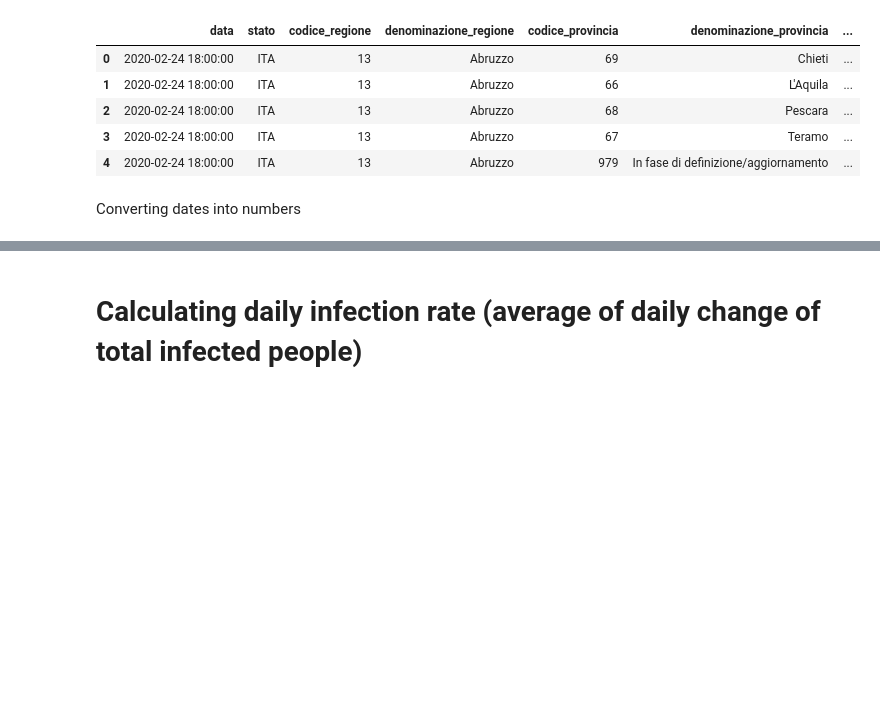
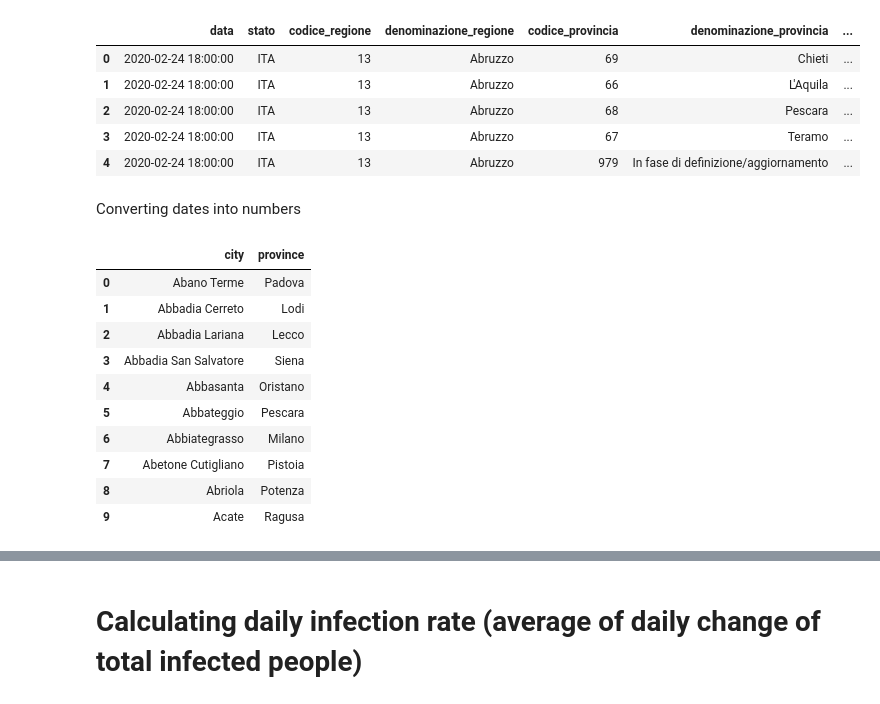
Before and after one commit to gianlucamalato/machinelearning, a Jupyter notebook: Covid_19_Correlation_with_pollution_in_Italy.ipynb, the cells around one changed output, grey strips where cells are left out. Cells and saved outputs as stored; diff of their text form; code cells hidden in the pictures; blank space fills up the shorter version.

```diff
--- a/Covid_19_Correlation_with_pollution_in_Italy.ipynb
+++ b/Covid_19_Correlation_with_pollution_in_Italy.ipynb
@@ -20 +16,3 @@ pollution = pd.read_csv(url_pollution)
+# %%
+url_cities = "https://docs.google.com/spreadsheets/d/e/2PACX-1vSBF0Jz0IZezYodgtLRrQouH9KDuVJ5D3A12KAG263jDJT9xB3gKK7mlei7R316DCsRv1_AY9LVEOyk/pub?gid=0&single=true&output=csv"
 # %%
@@ -43,3 +45,21 @@ Converting dates into numbers
 FMT = '%Y-%m-%d %H:%M:%S'
 date = infections['data']
 infections['data'] = date.map(lambda x : (datetime.strptime(x, FMT) - datetime.strptime("2020-01-01 00:00:00", FMT)).days  )
+# %%
+cities = pd.read_csv(url_cities).iloc[:,[4,10]]
+
+cities.rename(columns={'Denominazione (Italiana e straniera)':'city','Denominazione dell\'Unità territoriale sovracomunale \n(valida a fini statistici)':'province'},inplace=True)
+
+cities.head(10)
+# %% [output]
+|  | city | province |
+| 0 | Abano Terme | Padova |
+| 1 | Abbadia Cerreto | Lodi |
+| 2 | Abbadia Lariana | Lecco |
+| 3 | Abbadia San Salvatore | Siena |
+| 4 | Abbasanta | Oristano |
+| 5 | Abbateggio | Pescara |
+| 6 | Abbiategrasso | Milano |
+| 7 | Abetone Cutigliano | Pistoia |
+| 8 | Abriola | Potenza |
+| 9 | Acate | Ragusa |
```
Also changed, not shown: parts of 23 cells of this notebook.
